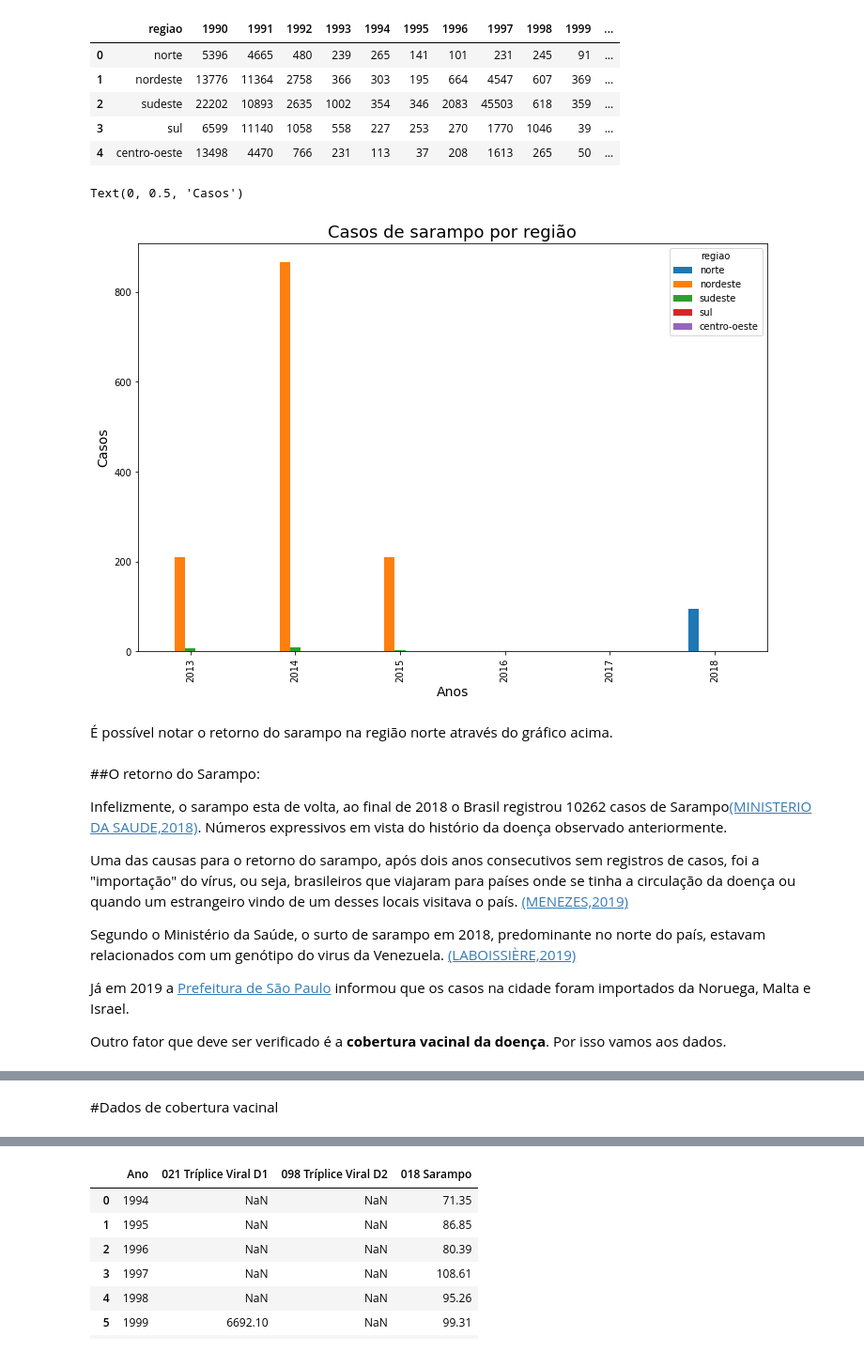
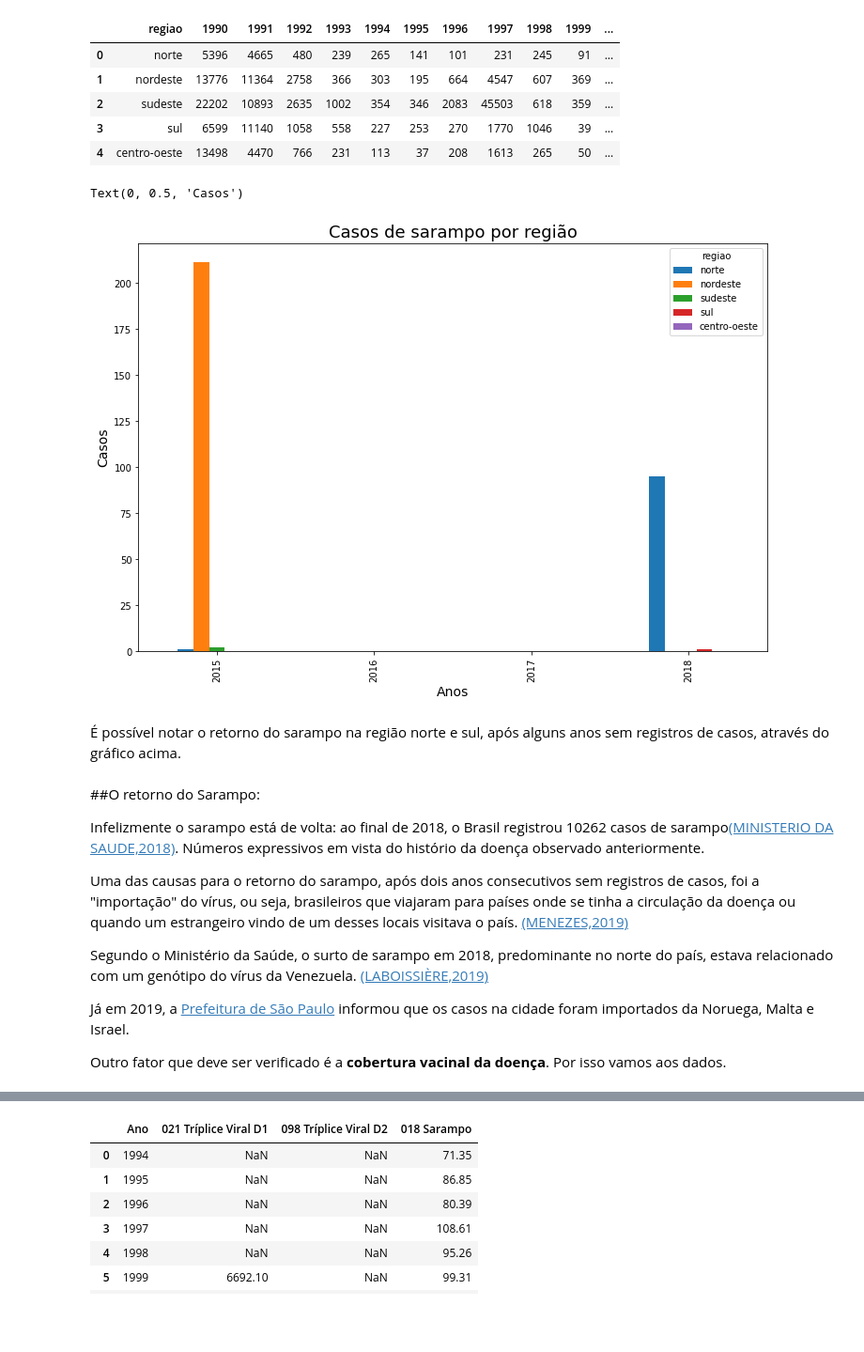
Before and after one commit to AdamStamm/bootcamp_alura, a Jupyter notebook: Notebooks/Adam_Stamm_Capdehourat_Mota_Projeto_Módulo_02.ipynb, the cells around one changed output, grey strips where cells are left out. Shown at 94% size. Cells and saved outputs as stored; diff of their text form; code cells hidden in the pictures; blank space fills up the shorter version.

```diff
--- a/Notebooks/Adam_Stamm_Capdehourat_Mota_Projeto_Módulo_02.ipynb
+++ b/Notebooks/Adam_Stamm_Capdehourat_Mota_Projeto_Módulo_02.ipynb
@@ -266,32 +240,30 @@ casos_sarampo_regiao
 # %%
 casos = casos_sarampo_regiao.set_index('regiao')
 # %%
-casos_2013_2018 = casos.T.loc['2013':]
+casos_2013_2018 = casos.T.loc['2015':]
 casos_2013_2018.plot(kind='bar',figsize=(12,8))
 plt.title('Casos de sarampo por região', fontsize=18)
 plt.xlabel('Anos', fontsize=14)
 plt.ylabel('Casos', fontsize=14)
 # %% [output]
 Text(0, 0.5, 'Casos')
-[figure, old version]
+[figure, new version]
 # %% [markdown]
-É possível notar o retorno do sarampo na região norte através do gráfico acima.
+É possível notar o retorno do sarampo na região norte e sul, após alguns anos sem registros de casos, através do gráfico acima.
 # %% [markdown]
 ##O retorno do Sarampo:
 
-Infelizmente, o sarampo esta de volta, ao final de 2018 o Brasil registrou 10262 casos de Sarampo[(MINISTERIO DA SAUDE,2018)](https://portalarquivos2.saude.gov.br/images/pdf/2018/dezembro/14/Informe-Sarampo-n34-12dez18.pdf). Números expressivos em vista do histório da doença observado anteriormente.
+Infelizmente o sarampo está de volta: ao final de 2018, o Brasil registrou 10262 casos de sarampo[(MINISTERIO DA SAUDE,2018)](https://portalarquivos2.saude.gov.br/images/pdf/2018/dezembro/14/Informe-Sarampo-n34-12dez18.pdf). Números expressivos em vista do histório da doença observado anteriormente.
 
 Uma das causas para o retorno do sarampo, após dois anos consecutivos sem registros de casos, foi a "importação" do vírus, ou seja, brasileiros que viajaram para países onde se tinha a circulação da doença ou quando um estrangeiro vindo de um desses locais visitava o país. [(MENEZES,2019)](https://www.aosfatos.org/noticias/desenhamos-fatos-sobre-o-surto-de-sarampo-no-brasil/)
 
-Segundo o Ministério da Saúde, o surto de sarampo em 2018, predominante no norte do país, estavam relacionados com um genótipo do virus da Venezuela. [(LABOISSIÈRE,2019)](https://agenciabrasil.ebc.com.br/saude/noticia/2019-01/brasil-tem-10274-casos-confirmados-de-sarampo)
+Segundo o Ministério da Saúde, o surto de sarampo em 2018, predominante no norte do país, estava relacionado com um genótipo do vírus da Venezuela. [(LABOISSIÈRE,2019)](https://agenciabrasil.ebc.com.br/saude/noticia/2019-01/brasil-tem-10274-casos-confirmados-de-sarampo)
 
-Já em 2019 a [Prefeitura de São Paulo](https://www.prefeitura.sp.gov.br/cidade/secretarias/justica/noticias/?p=280566) informou que os casos na cidade foram importados da Noruega, Malta e Israel.
+Já em 2019, a [Prefeitura de São Paulo](https://www.prefeitura.sp.gov.br/cidade/secretarias/justica/noticias/?p=280566) informou que os casos na cidade foram importados da Noruega, Malta e Israel.
 
 Outro fator que deve ser verificado é a **cobertura vacinal da doença**. Por isso vamos aos dados.
 # %% [markdown]
 <center>
 <img src='https://www.scielo.br/img/revistas/hcsm/v10s2/a13img05.gif'>
 </center>
-# %% [markdown]
-#Dados de cobertura vacinal
 # %% [markdown]
```
Also changed, not shown: parts of 96 cells of this notebook.
